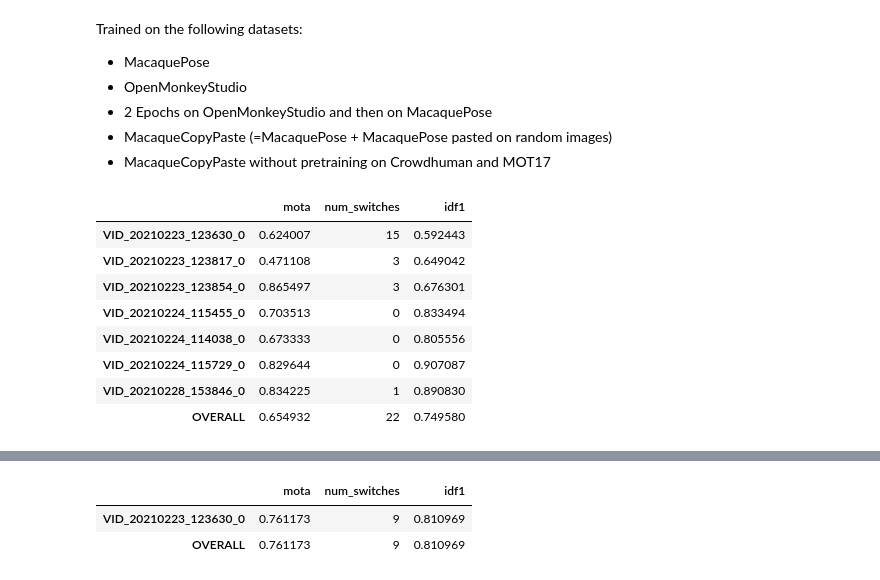
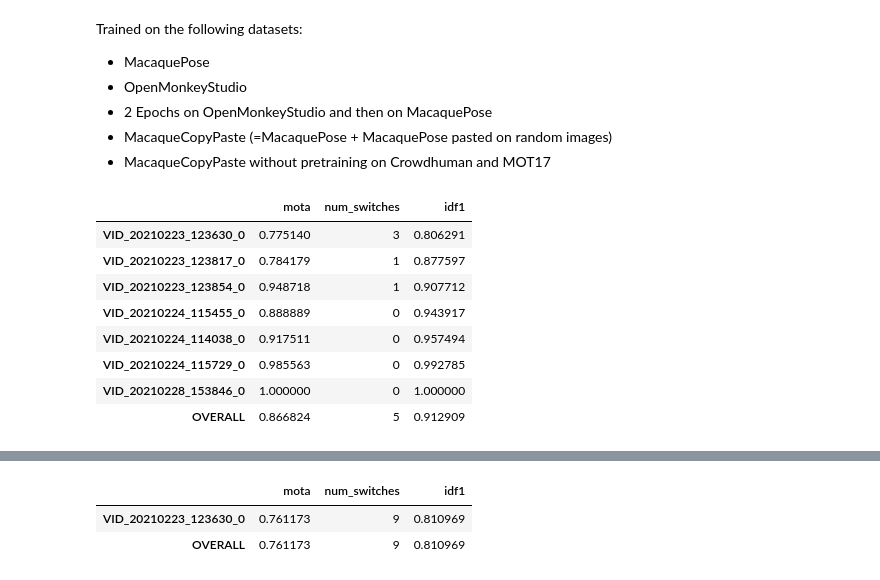
Before and after one commit to ecker-lab/PriMAT-tracking, a Jupyter notebook: own_ideas/evaluation.ipynb, the cells around one changed output, grey strips where cells are left out. Drawn from its saved outputs; the diff is of its cells as text; code cells hidden in the pictures.

```diff
--- a/own_ideas/evaluation.ipynb
+++ b/own_ideas/evaluation.ipynb
@@ -194,15 +208,15 @@ def evaluate_model(model, seqs, path = "new_tracking/"):
     return(summary)
 # %%
 #With overall
-model = 'mcqcpz120_0.05_0.2_0.7_0.5'
+model = 'mcqcpz120_0.02_0.3_0.7_0.5'
 evaluate_model(model, seqs, path = "thresholds/")
 # %% [output]
 |  | mota | num_switches | idf1 |
-| VID_20210223_123630_0 | 0.624007 | 15 | 0.592443 |
-| VID_20210223_123817_0 | 0.471108 | 3 | 0.649042 |
-| VID_20210223_123854_0 | 0.865497 | 3 | 0.676301 |
-| VID_20210224_115455_0 | 0.703513 | 0 | 0.833494 |
-| VID_20210224_114038_0 | 0.673333 | 0 | 0.805556 |
-| VID_20210224_115729_0 | 0.829644 | 0 | 0.907087 |
-| VID_20210228_153846_0 | 0.834225 | 1 | 0.890830 |
-| OVERALL | 0.654932 | 22 | 0.749580 |
+| VID_20210223_123630_0 | 0.775140 | 3 | 0.806291 |
+| VID_20210223_123817_0 | 0.784179 | 1 | 0.877597 |
+| VID_20210223_123854_0 | 0.948718 | 1 | 0.907712 |
+| VID_20210224_115455_0 | 0.888889 | 0 | 0.943917 |
+| VID_20210224_114038_0 | 0.917511 | 0 | 0.957494 |
+| VID_20210224_115729_0 | 0.985563 | 0 | 0.992785 |
+| VID_20210228_153846_0 | 1.000000 | 0 | 1.000000 |
+| OVERALL | 0.866824 | 5 | 0.912909 |
```
Also changed, not shown: parts of 4 cells of this notebook, 9 other files.
